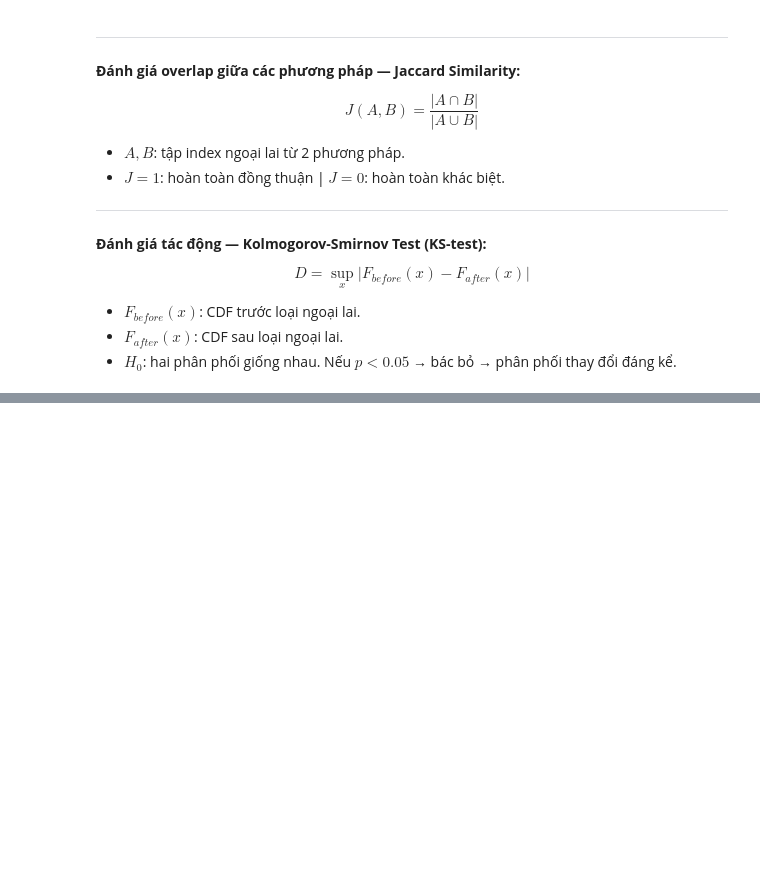
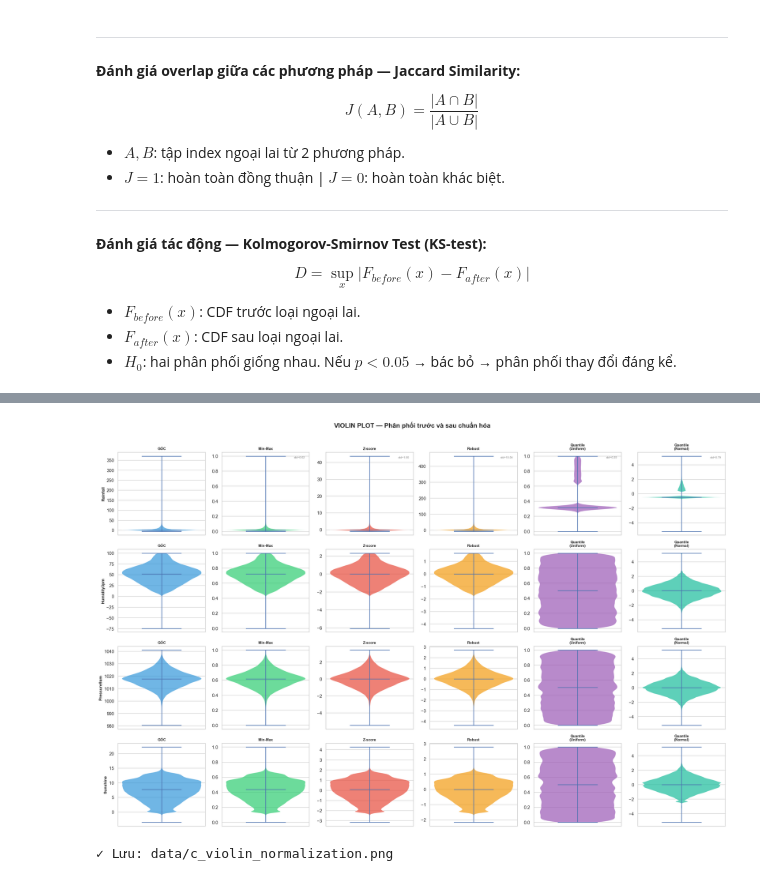
Before and after one commit to LeMinhNhat2901/DataMining_Preprocessing, a Jupyter notebook: 04_preprocessing_tabular.ipynb, the cells around one changed output, grey strips where cells are left out. Drawn from its saved outputs; the diff is of its cells as text; code cells hidden in the pictures; blank space fills up the shorter version.

```diff
--- a/04_preprocessing_tabular.ipynb
+++ b/04_preprocessing_tabular.ipynb
@@ -760,0 +875,38 @@ WindGustSpeed            0.0718       0.000000   Khác biệt (p<0.05)
+# %%
+# ── 3. Violin Plot — so sánh phân phối trước/sau chuẩn hóa ───────────────────
+sample_cols = ['Rainfall', 'Humidity3pm', 'Pressure9am', 'Sunshine']
+methods = list(scalers.keys())
+
+fig, axes = plt.subplots(len(sample_cols), len(methods) + 1, figsize=(22, 3.5 * len(sample_cols)))
+fig.suptitle('VIOLIN PLOT — Phân phối trước và sau chuẩn hóa', fontsize=16, fontweight='bold', y=1.01)
+
+for i, col in enumerate(sample_cols):
+    # Original
+    ax = axes[i, 0]
+    parts = ax.violinplot(df_num[col].dropna(), positions=[0], showmedians=True, showextrema=True)
+    for pc in parts['bodies']:
+        pc.set_facecolor(COLORS[0]); pc.set_alpha(0.7)
+    ax.set_title(f'GỐC', fontsize=9, fontweight='bold')
+    ax.set_ylabel(col, fontsize=10, fontweight='bold')
+    ax.set_xticks([])
+
+    # Scaled
+    for j, name in enumerate(methods):
+        ax = axes[i, j + 1]
+        data = scaled_data[name][col].dropna()
+        parts = ax.violinplot(data, positions=[0], showmedians=True, showextrema=True)
+        for pc in parts['bodies']:
+            pc.set_facecolor(COLORS[j + 1]); pc.set_alpha(0.7)
+        ax.set_title(name, fontsize=9, fontweight='bold')
+        ax.set_xticks([])
+        if i == 0:
+            ax.annotate(f'std={data.std():.2f}', xy=(0.95, 0.95), xycoords='axes fraction',
+                       ha='right', va='top', fontsize=7, color='gray')
+
+plt.tight_layout()
+plt.savefig('data/c_violin_normalization.png', bbox_inches='tight')
+plt.show()
+print('✓ Lưu: data/c_violin_normalization.png')
+# %% [output]
+[figure, added]
+✓ Lưu: data/c_violin_normalization.png
```
Also changed, not shown: parts of 21 cells of this notebook.
